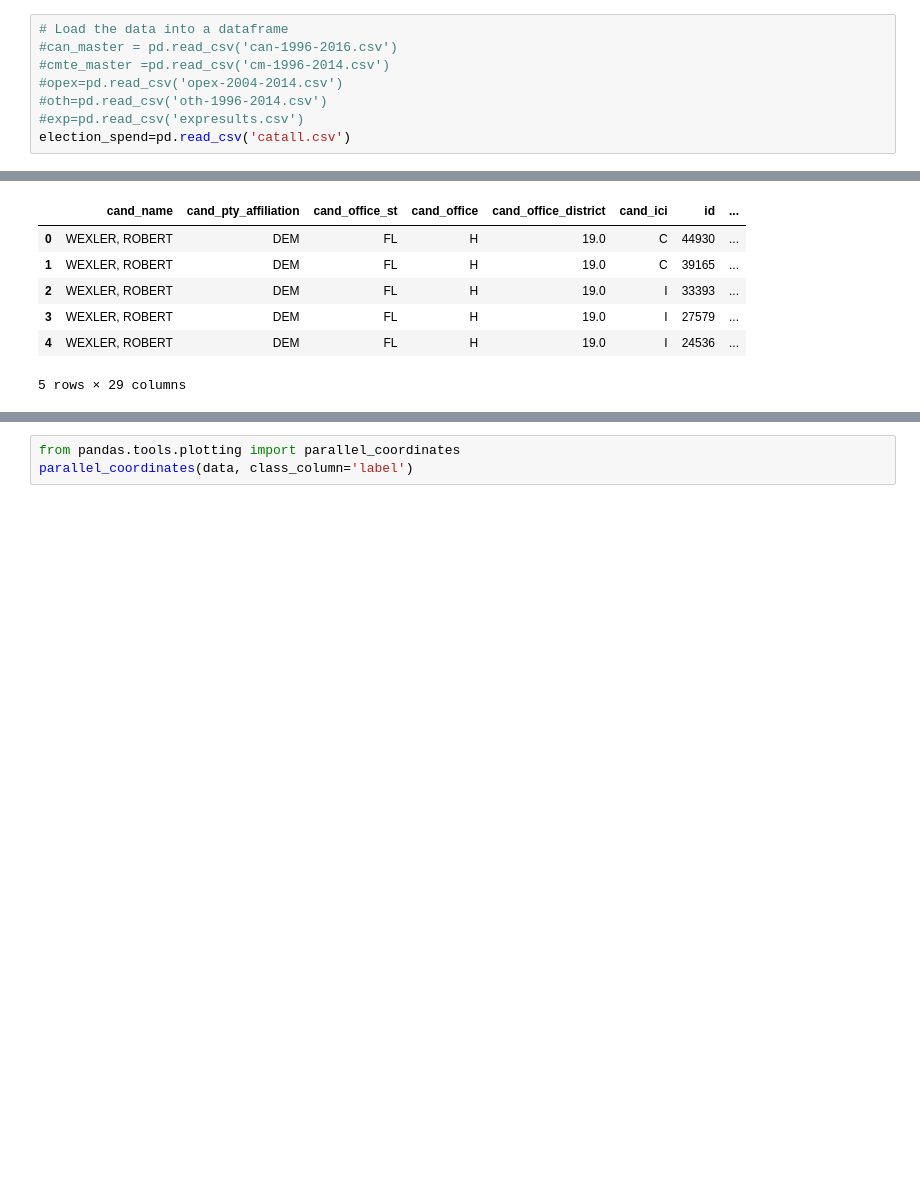
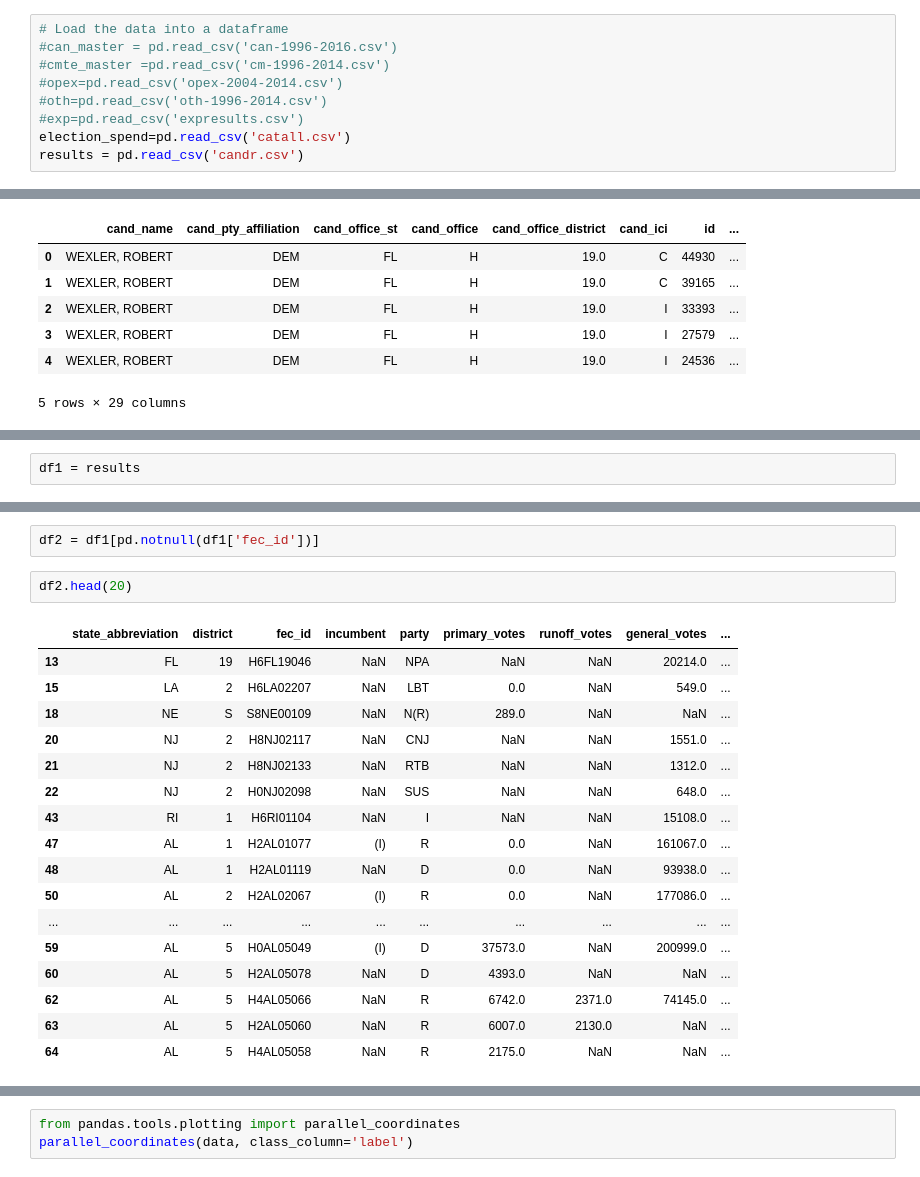
Before and after one commit to georgetown-analytics/four-thirty-five, a Jupyter notebook: 435_Classifications_Notebook.ipynb, the cells around one changed output, grey strips where cells are left out. Saved outputs shown, nothing was run; the diff lists cells and outputs as text; blank space fills up the shorter version.

```diff
--- a/435_Classifications_Notebook.ipynb
+++ b/435_Classifications_Notebook.ipynb
@@ -25,6 +25,7 @@ WHEAT = os.path.join(FIXTURES, "???", "???.csv")
 #oth=pd.read_csv('oth-1996-2014.csv')
 #exp=pd.read_csv('expresults.csv')
 election_spend=pd.read_csv('catall.csv')
+results = pd.read_csv('candr.csv')
 # %%
 election_spend.head()
 # %% [output]
@@ -53,0 +177,2 @@ data.groupby('label').count()
+# %%
+df1 = results
@@ -53,0 +199,22 @@ data.groupby('label').count()
+# %%
+df2 = df1[pd.notnull(df1['fec_id'])]
+# %%
+df2.head(20)
+# %% [output]
+|  | state_abbreviation | district | fec_id | incumbent | party | primary_votes | runoff_votes | general_votes | ... |
+| 13 | FL | 19 | H6FL19046 | NaN | NPA | NaN | NaN | 20214.0 | ... |
+| 15 | LA | 2 | H6LA02207 | NaN | LBT | 0.0 | NaN | 549.0 | ... |
+| 18 | NE | S | S8NE00109 | NaN | N(R) | 289.0 | NaN | NaN | ... |
+| 20 | NJ | 2 | H8NJ02117 | NaN | CNJ | NaN | NaN | 1551.0 | ... |
+| 21 | NJ | 2 | H8NJ02133 | NaN | RTB | NaN | NaN | 1312.0 | ... |
+| 22 | NJ | 2 | H0NJ02098 | NaN | SUS | NaN | NaN | 648.0 | ... |
+| 43 | RI | 1 | H6RI01104 | NaN | I | NaN | NaN | 15108.0 | ... |
+| 47 | AL | 1 | H2AL01077 | (I) | R | 0.0 | NaN | 161067.0 | ... |
+| 48 | AL | 1 | H2AL01119 | NaN | D | 0.0 | NaN | 93938.0 | ... |
+| 50 | AL | 2 | H2AL02067 | (I) | R | 0.0 | NaN | 177086.0 | ... |
+| ... | ... | ... | ... | ... | ... | ... | ... | ... | ... |
+| 59 | AL | 5 | H0AL05049 | (I) | D | 37573.0 | NaN | 200999.0 | ... |
+| 60 | AL | 5 | H2AL05078 | NaN | D | 4393.0 | NaN | NaN | ... |
+| 62 | AL | 5 | H4AL05066 | NaN | R | 6742.0 | 2371.0 | 74145.0 | ... |
+| 63 | AL | 5 | H2AL05060 | NaN | R | 6007.0 | 2130.0 | NaN | ... |
+| 64 | AL | 5 | H4AL05058 | NaN | R | 2175.0 | NaN | NaN | ... |
```
Also changed, not shown: parts of 39 cells of this notebook.
